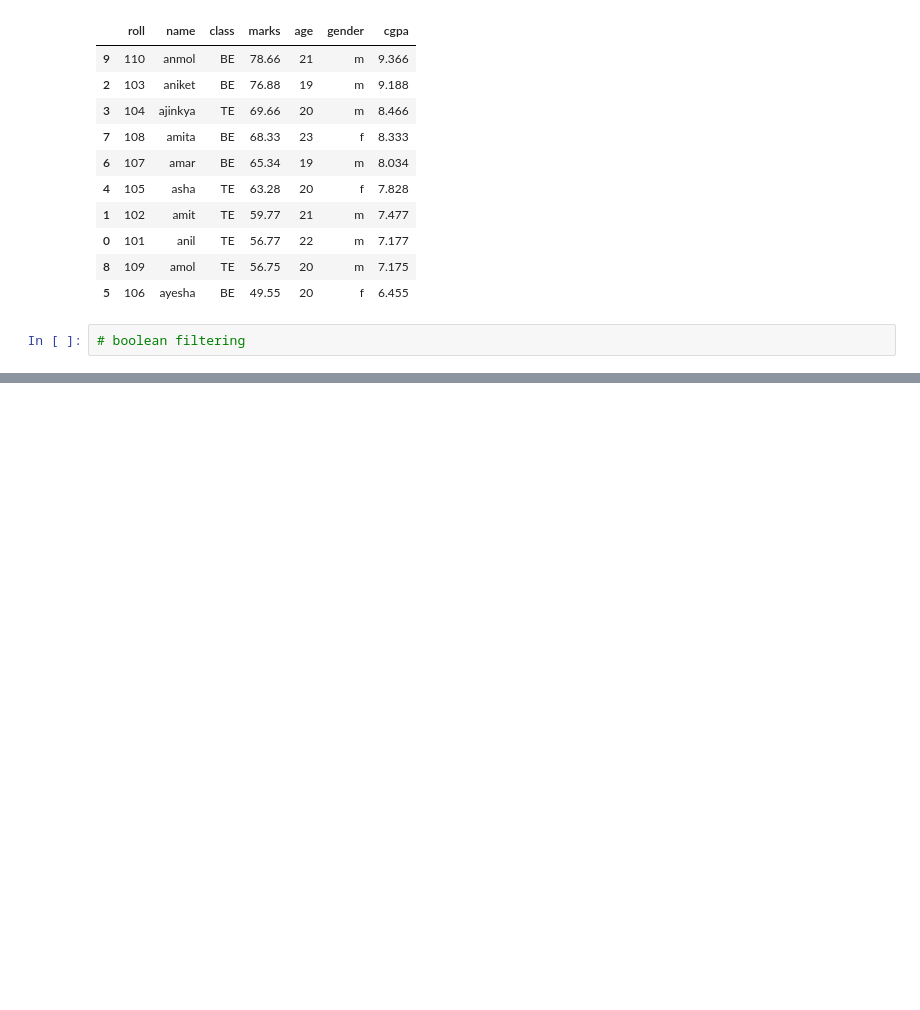
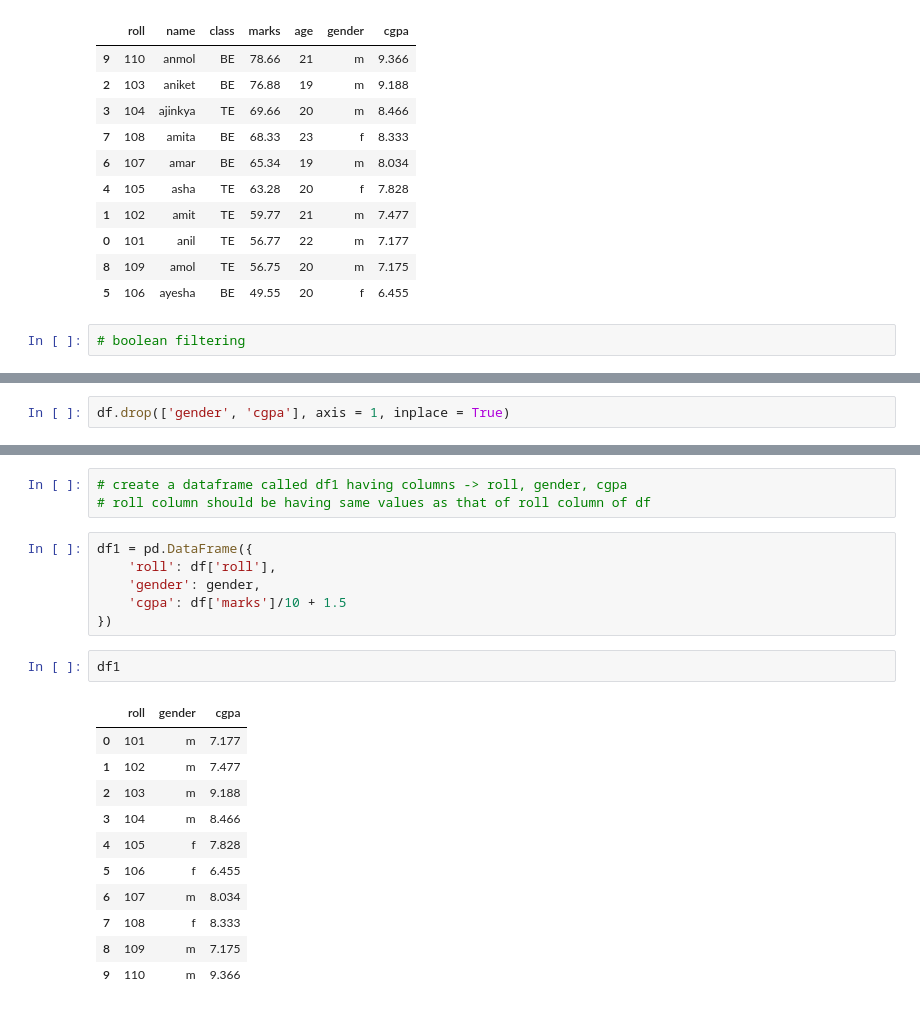
Before and after one commit to AdityaThakare72/VPBKIET_MAR2-6, a Jupyter notebook: Day2/pandas_da_mar3.ipynb, the cells around one changed output, grey strips where cells are left out. Cells and saved outputs as stored; diff of their text form; blank space fills up the shorter version.

```diff
--- a/Day2/pandas_da_mar3.ipynb
+++ b/Day2/pandas_da_mar3.ipynb
@@ -575,0 +593,2 @@ Name: marks, dtype: bool
+# %%
+df.drop(['gender', 'cgpa'], axis = 1, inplace = True)
@@ -575,0 +609,23 @@ Name: marks, dtype: bool
+# %%
+# create a dataframe called df1 having columns -> roll, gender, cgpa
+# roll column should be having same values as that of roll column of df
+# %%
+df1 = pd.DataFrame({
+    'roll': df['roll'],
+    'gender': gender,
+    'cgpa': df['marks']/10 + 1.5
+})
+# %%
+df1
+# %% [output]
+|  | roll | gender | cgpa |
+| 0 | 101 | m | 7.177 |
+| 1 | 102 | m | 7.477 |
+| 2 | 103 | m | 9.188 |
+| 3 | 104 | m | 8.466 |
+| 4 | 105 | f | 7.828 |
+| 5 | 106 | f | 6.455 |
+| 6 | 107 | m | 8.034 |
+| 7 | 108 | f | 8.333 |
+| 8 | 109 | m | 7.175 |
+| 9 | 110 | m | 9.366 |
```
Also changed, not shown: parts of 4 cells of this notebook.
